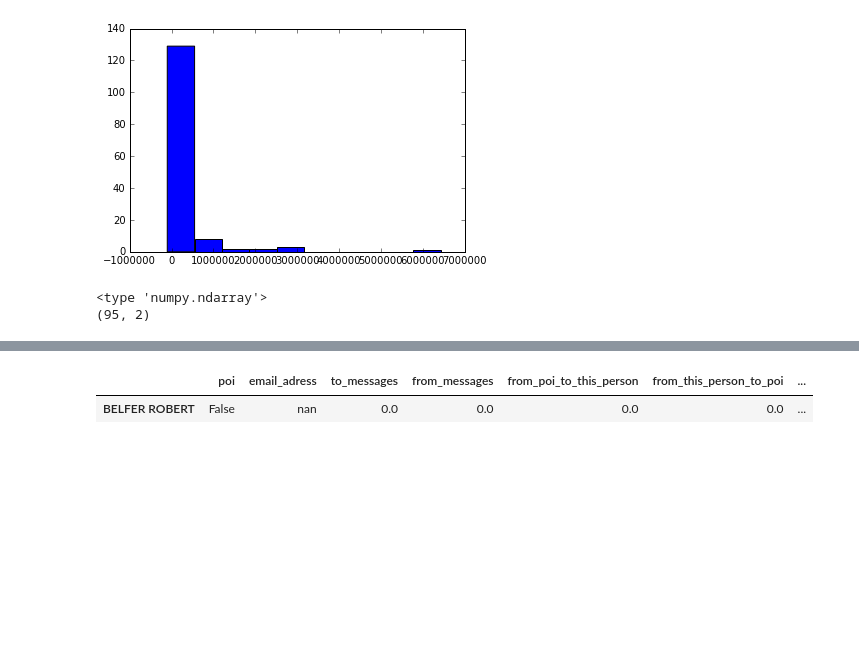
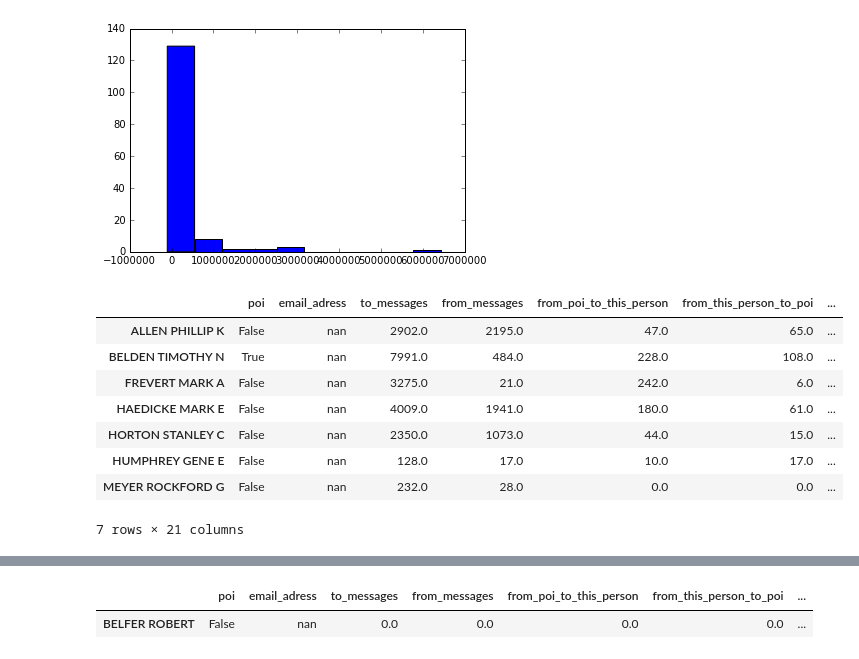
Before and after one commit to caearo/ud120-projects, a Jupyter notebook: final_project/data_explore.ipynb, the cells around one changed output, grey strips where cells are left out. Saved outputs shown, nothing was run; the diff lists cells and outputs as text; code cells hidden in the pictures; blank space fills up the shorter version.

```diff
--- a/final_project/data_explore.ipynb
+++ b/final_project/data_explore.ipynb
@@ -148,15 +150,18 @@ df[df['deferral_payments'] < 0]
 | BELFER ROBERT | False | nan | 0.0 | 0.0 | 0.0 | 0.0 | ... |
 1 rows × 21 columns
 [figure]
-# %%
-my_dataset = data_dict
-features_list = ['poi', 'salary']
-data = featureFormat(my_dataset, features_list, sort_keys = True)
-print type(data)
-print data.shape
-# %% [output]
-<type 'numpy.ndarray'>
-(95, 2)
+# %%
+df[np.abs( df['deferral_payments'] - df['deferral_payments'].mean() ) > (2 * df['deferral_payments'].std())]
+# %% [output]
+|  | poi | email_adress | to_messages | from_messages | from_poi_to_this_person | from_this_person_to_poi | ... |
+| ALLEN PHILLIP K | False | nan | 2902.0 | 2195.0 | 47.0 | 65.0 | ... |
+| BELDEN TIMOTHY N | True | nan | 7991.0 | 484.0 | 228.0 | 108.0 | ... |
+| FREVERT MARK A | False | nan | 3275.0 | 21.0 | 242.0 | 6.0 | ... |
+| HAEDICKE MARK E | False | nan | 4009.0 | 1941.0 | 180.0 | 61.0 | ... |
+| HORTON STANLEY C | False | nan | 2350.0 | 1073.0 | 44.0 | 15.0 | ... |
+| HUMPHREY GENE E | False | nan | 128.0 | 17.0 | 10.0 | 17.0 | ... |
+| MEYER ROCKFORD G | False | nan | 232.0 | 28.0 | 0.0 | 0.0 | ... |
+7 rows × 21 columns
 # %%
 df.corr()
 # %% [output]
```
Also changed, not shown: parts of 7 cells of this notebook.
